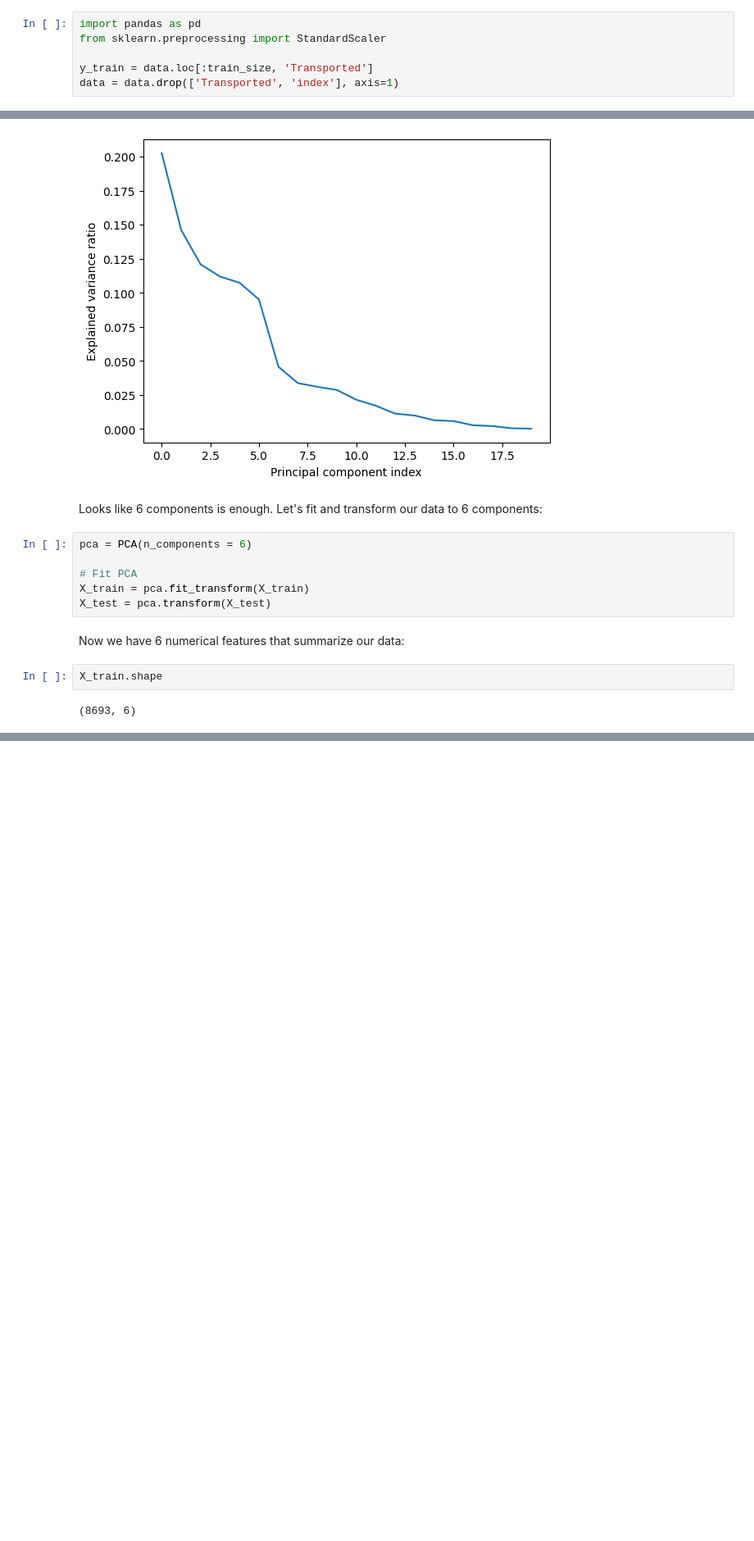
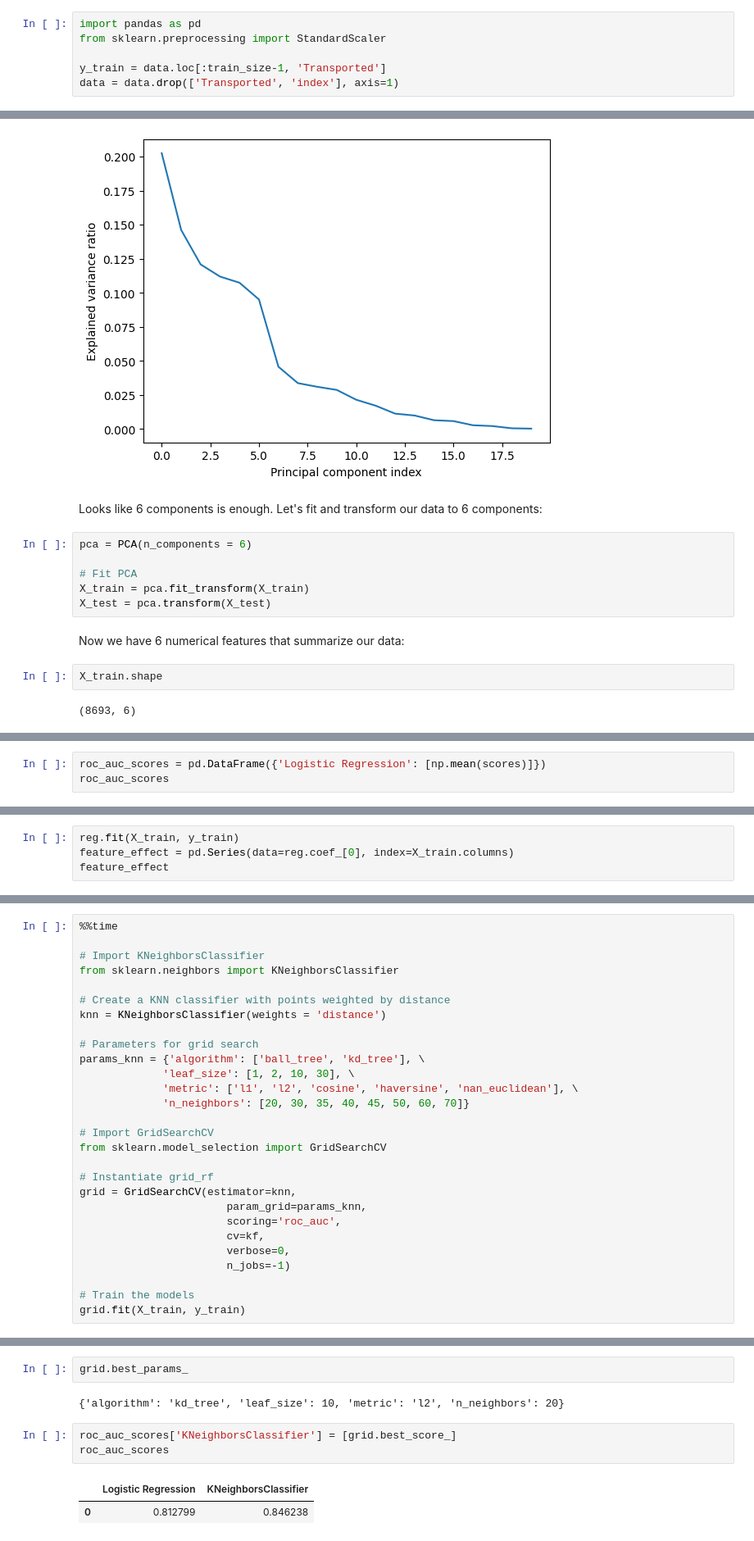
Before and after one commit to NickVasenkov/Spaceship, a Jupyter notebook: notebook.ipynb, the cells around one changed output, grey strips where cells are left out. Shown at 82% size. Saved outputs shown, nothing was run; the diff lists cells and outputs as text; blank space fills up the shorter version.

Commit message:
some models

```diff
--- a/notebook.ipynb
+++ b/notebook.ipynb
@@ -469,7 +469,7 @@ Now, let's create dummy variables for categorical data, split data into train an
 import pandas as pd
 from sklearn.preprocessing import StandardScaler
 
-y_train = data.loc[:train_size, 'Transported']
+y_train = data.loc[:train_size-1, 'Transported']
 data = data.drop(['Transported', 'index'], axis=1)
 # %%
 # Dummies for categorical variables (except for PassengerId)
@@ -593,0 +628,3 @@ KeyError: 'pycaret_globals'
+# %%
+roc_auc_scores = pd.DataFrame({'Logistic Regression': [np.mean(scores)]})
+roc_auc_scores
@@ -593,0 +634,4 @@ KeyError: 'pycaret_globals'
+# %%
+reg.fit(X_train, y_train)
+feature_effect = pd.Series(data=reg.coef_[0], index=X_train.columns)
+feature_effect
@@ -593,0 +646,28 @@ KeyError: 'pycaret_globals'
+# %%
+%%time
+
+# Import KNeighborsClassifier
+from sklearn.neighbors import KNeighborsClassifier
+
+# Create a KNN classifier with points weighted by distance
+knn = KNeighborsClassifier(weights = 'distance')
+
+# Parameters for grid search
+params_knn = {'algorithm': ['ball_tree', 'kd_tree'], \
+             'leaf_size': [1, 2, 10, 30], \
+             'metric': ['l1', 'l2', 'cosine', 'haversine', 'nan_euclidean'], \
+             'n_neighbors': [20, 30, 35, 40, 45, 50, 60, 70]}
+
+# Import GridSearchCV
+from sklearn.model_selection import GridSearchCV
+
+# Instantiate grid_rf
+grid = GridSearchCV(estimator=knn,
+                       param_grid=params_knn,
+                       scoring='roc_auc',
+                       cv=kf,
+                       verbose=0,
+                       n_jobs=-1)
+
+# Train the models
+grid.fit(X_train, y_train)
@@ -593,0 +700,10 @@ KeyError: 'pycaret_globals'
+# %%
+grid.best_params_
+# %% [output]
+{'algorithm': 'kd_tree', 'leaf_size': 10, 'metric': 'l2', 'n_neighbors': 20}
+# %%
+roc_auc_scores['KNeighborsClassifier'] = [grid.best_score_]
+roc_auc_scores
+# %% [output]
+|  | Logistic Regression | KNeighborsClassifier |
+| 0 | 0.812799 | 0.846238 |
```
Also changed, not shown: parts of 10 cells of this notebook, 2 other files.
